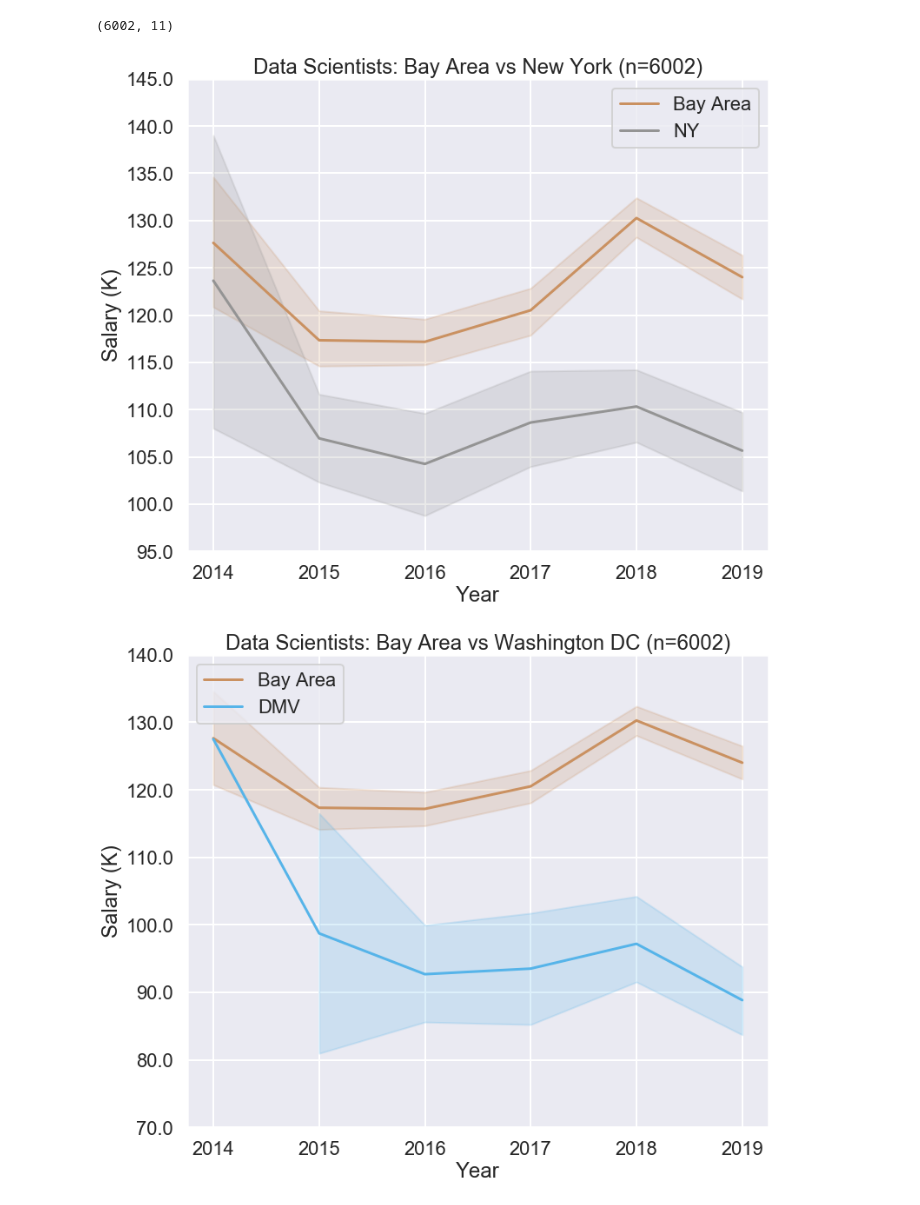
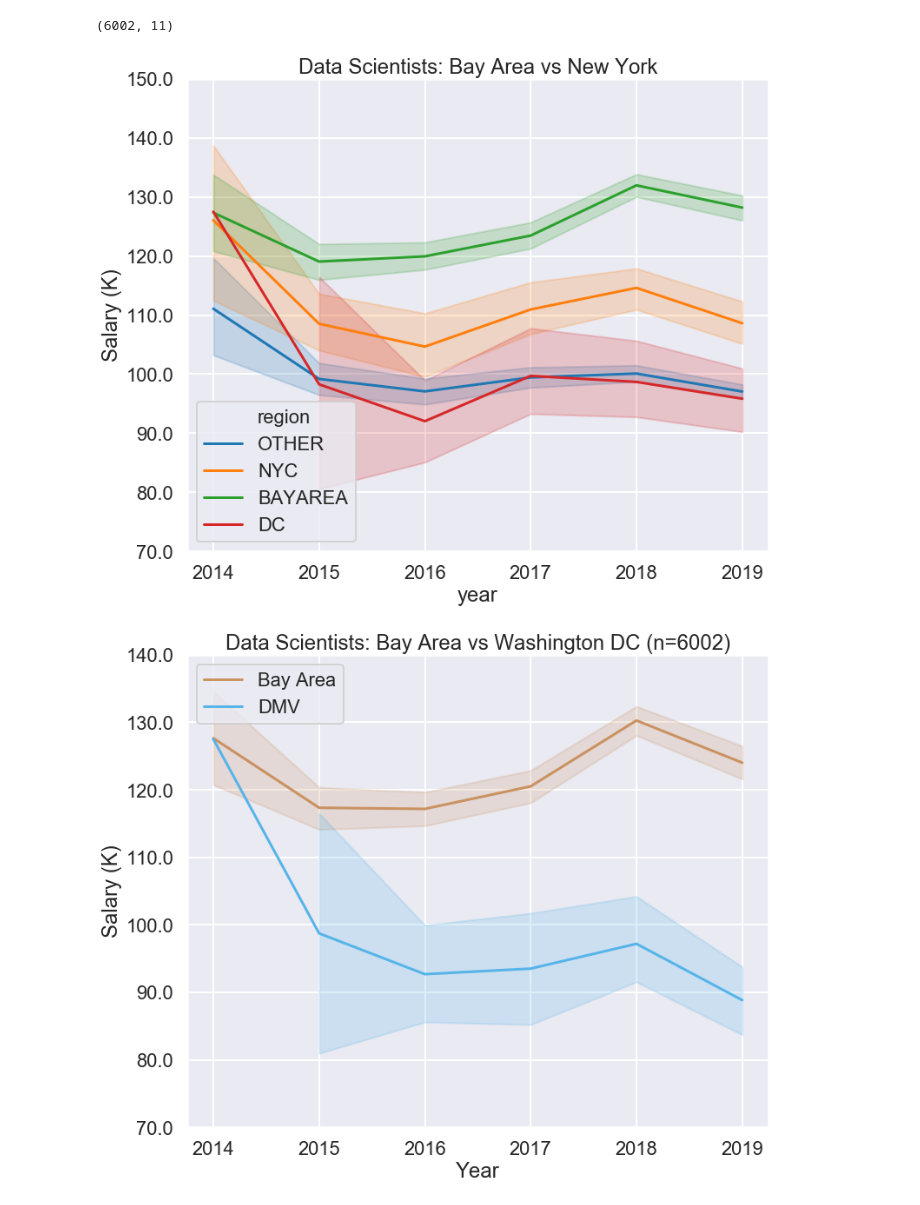
Before and after one commit to Jaboola9/Data_Scientist_Salaries_USA, a Jupyter notebook: DS_Salary_Draft.ipynb, the cells around one changed output. Saved outputs shown, nothing was run; the diff lists cells and outputs as text; code cells hidden in the pictures.

```diff
--- a/DS_Salary_Draft.ipynb
+++ b/DS_Salary_Draft.ipynb
@@ -94,4 +24,0 @@ h1b1_all.Role = h1b1_all.Role.map(lambda x: x.replace('SENIOR ASSOCIATE, DATA SC
-# %%
-h1b1 = h1b1_all[h1b1_all['Status'] == 'CERTIFIED'].reset_index(drop = True)
-
-print( str( round( len(h1b1) / len(h1b1_all)*100, 1)) + '%')
@@ -113,9 +24,0 @@ h1b1[h1b1['Salary']<40000]
-# %%
-# Drop Outliers
-before_drop = len(h1b1)
-
-h1b1 = h1b1[h1b1['Salary']>40000]# three values, likely typos or atypical contracts
-h1b1 = h1b1[h1b1['Salary']<300000] # two values, larson living labs
-h1b1 = h1b1.drop_duplicates()# several repeat entries
-
-print( str( round(  before_drop/ len(h1b1_all)*100, 1)) + '%')
@@ -145,5 +25,3 @@ NameError: name 'h1b1' is not defined
-# %%
-h1b1 = pd.read_csv('data/H1B_DataScience_Salaries_V1.csv')
 # %% [markdown]
 <b> Let's plot </b>
 # %%
@@ -309,24 +185,24 @@ h1b1_DS.shape
 # %%
 # Bay Area versus NY
 fig = plt.figure(figsize = (12,10))
-ax = sns.lineplot(x="Year", y="Salary", data=h1b1[h1b1['Role']=='DATA SCIENTIST'], palette={0.0: sns.color_palette('colorblind')[5], 1.0: sns.color_palette('colorblind')[7]}, hue='SV0_NYC1')
+ax = sns.lineplot(x="year", y="salary",data=h1b1, hue='region')
 locs,labels = plt.yticks()
 ticks = ax.get_yticks()
 plt.ylabel('Salary (K)')
 plt.yticks(locs, ticks/1000)
 sns.set_context('poster')
 sns.set_style("darkgrid")
 
-handles, labels = ax.get_legend_handles_labels()
-ax.legend(handles[1:],['Bay Area','NY'])
+# handles, labels = ax.get_legend_handles_labels()
+# ax.legend(handles[1:],['Bay Area','NY'])
 
-n_data = len(h1b1[h1b1['Role']=='DATA SCIENTIST'])
+# n_data = len(h1b1[h1b1['Role']=='DATA SCIENTIST'])
 
-plt.title(f'Data Scientists: Bay Area vs New York (n={n_data})')
-fig.savefig("images/h1b1_DSgen_NYC_SV.png")
+plt.title(f'Data Scientists: Bay Area vs New York')
+fig.savefig("img/timeseries_region.png")
 plt.show()
 # %% [output]
-[figure, old version]
+[figure, new version]
 # %%
 fig = plt.figure(figsize = (12,10))
 
```
Also changed, not shown: parts of 20 cells of this notebook, 10 other files.
